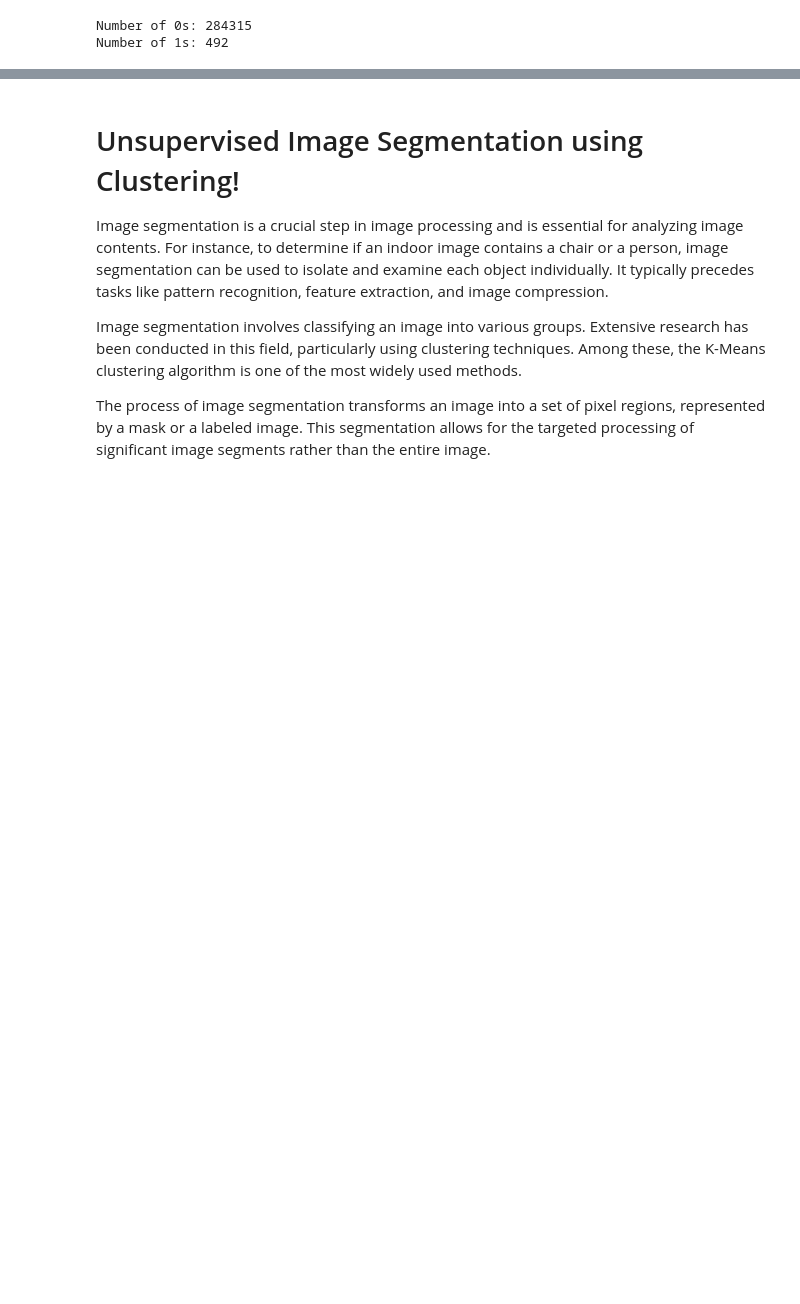
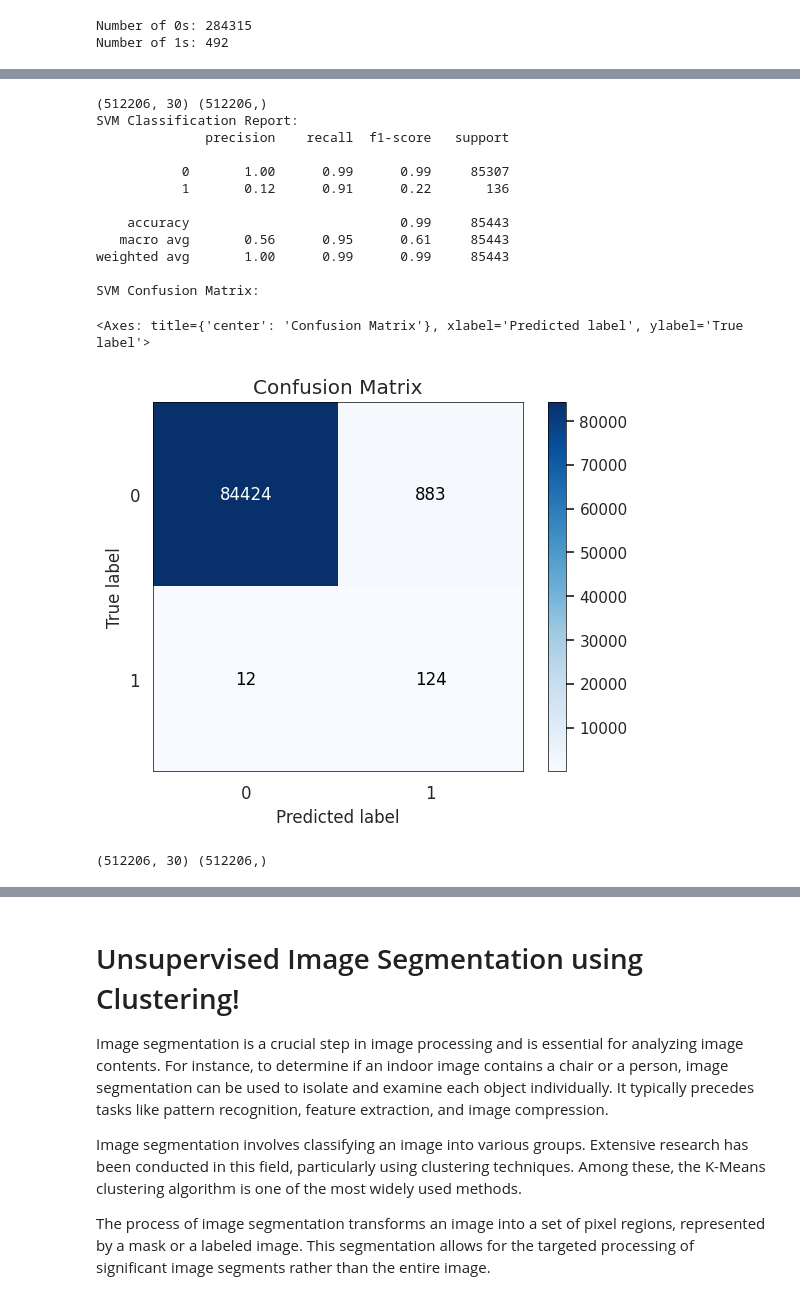
Before and after one commit to arsalanyavari/Sharif-University-ML-DL-RayanCourse_Assignments, a Jupyter notebook: Homework_1_Student_Version.ipynb, the cells around one changed output, grey strips where cells are left out. Drawn from its saved outputs; the diff is of its cells as text; code cells hidden in the pictures; blank space fills up the shorter version.

```diff
--- a/Homework_1_Student_Version.ipynb
+++ b/Homework_1_Student_Version.ipynb
@@ -587,0 +638,56 @@ SVM Confusion Matrix:
+# %%
+##################################### TO DO #######################################
+## Feel free to add more cells and employ creative ideas to enhance performance. ##
+###################################################################################
+X_train_, X_test_ = standardize_features(X_train, X_test)
+X_train_, y_train_ = dataset_balancement(X_train_, y_train)
+
+# Initialize and train the SVM model with a non-linear kernel
+svm = SVC()
+svm.fit(X_train_, y_train_)
+# Make predictions on the test set
+y_pred_svm = svm.predict(X_test_)
+# Evaluate the model
+print("SVM Classification Report:")
+print(classification_report(y_test, y_pred_svm))
+print("SVM Confusion Matrix:")
+skplt.metrics.plot_confusion_matrix(y_test, y_pred_svm)
+###################################################################################
+###################################################################################
+###################################################################################
+# %% [output]
+(512206, 30) (512206,)
+SVM Classification Report:
+              precision    recall  f1-score   support
+
+           0       1.00      0.99      0.99     85307
+           1       0.12      0.91      0.22       136
+
+    accuracy                           0.99     85443
+   macro avg       0.56      0.95      0.61     85443
+weighted avg       1.00      0.99      0.99     85443
+
+SVM Confusion Matrix:
+<Axes: title={'center': 'Confusion Matrix'}, xlabel='Predicted label', ylabel='True label'>
+[figure, added]
+# %%
+##################################### TO DO #######################################
+## Feel free to add more cells and employ creative ideas to enhance performance. ##
+###################################################################################
+X_train_, y_train_ = dataset_balancement(X_train_, y_train)
+
+# Initialize and train the SVM model with a non-linear kernel
+svm = SVC()
+svm.fit(X_train_, y_train_)
+# Make predictions on the test set
+y_pred_svm = svm.predict(X_test)
+# Evaluate the model
+print("SVM Classification Report:")
+print(classification_report(y_test, y_pred_svm))
+print("SVM Confusion Matrix:")
+skplt.metrics.plot_confusion_matrix(y_test, y_pred_svm)
+###################################################################################
+###################################################################################
+###################################################################################
+# %% [output]
+(512206, 30) (512206,)
```
Also changed, not shown: parts of 16 cells of this notebook, 15 other files.
